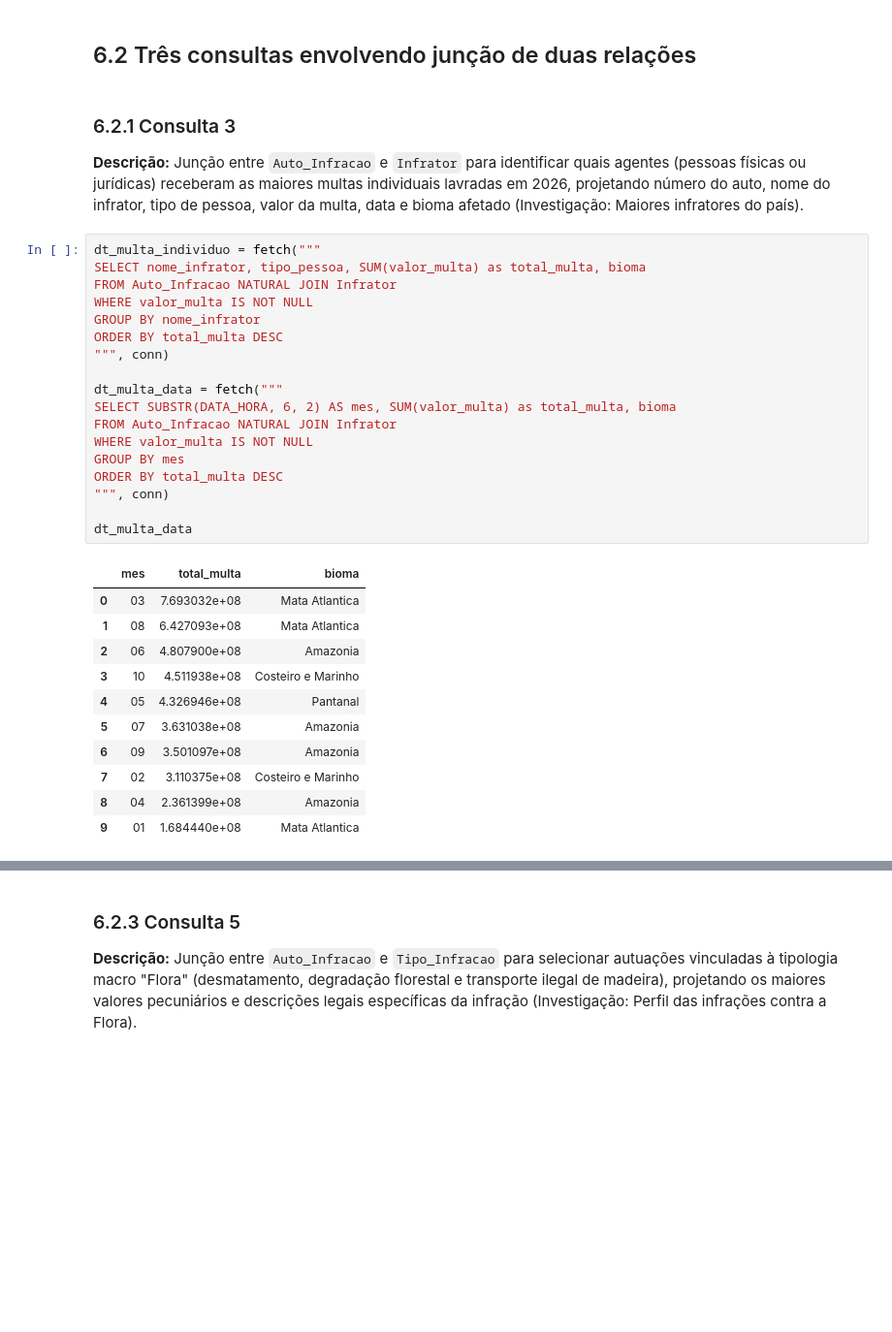
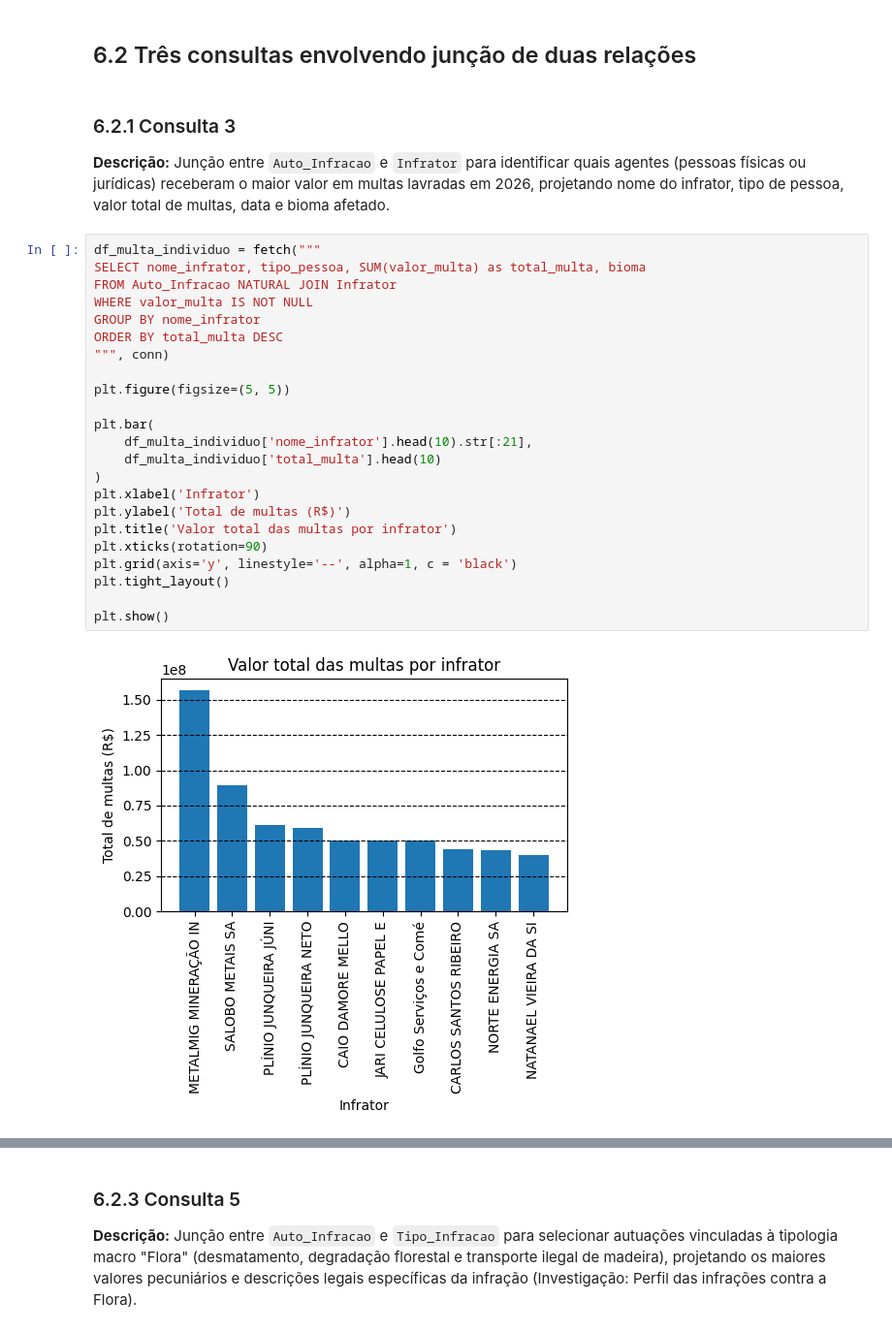
Before and after one commit to Ykosfeld/TP2-IBD, a Jupyter notebook: tp2.ipynb, the cells around one changed output, grey strips where cells are left out. Shown at 97% size. Cells and saved outputs as stored; diff of their text form; blank space fills up the shorter version.

```diff
--- a/tp2.ipynb
+++ b/tp2.ipynb
@@ -479,34 +479,29 @@ fetch(query2, conn)
 ## 6.2 Três consultas envolvendo junção de duas relações
 # %% [markdown]
 ### 6.2.1 Consulta 3
-**Descrição:** Junção entre `Auto_Infracao` e `Infrator` para identificar quais agentes (pessoas físicas ou jurídicas) receberam as maiores multas individuais lavradas em 2026, projetando número do auto, nome do infrator, tipo de pessoa, valor da multa, data e bioma afetado (Investigação: Maiores infratores do país).
+**Descrição:** Junção entre `Auto_Infracao` e `Infrator` para identificar quais agentes (pessoas físicas ou jurídicas) receberam o maior valor em multas lavradas em 2026, projetando nome do infrator, tipo de pessoa, valor total de multas, data e bioma afetado.
 # %%
-dt_multa_individuo = fetch("""
+df_multa_individuo = fetch("""
 SELECT nome_infrator, tipo_pessoa, SUM(valor_multa) as total_multa, bioma
 FROM Auto_Infracao NATURAL JOIN Infrator
 WHERE valor_multa IS NOT NULL
 GROUP BY nome_infrator
 ORDER BY total_multa DESC
 """, conn)
 
-dt_multa_data = fetch("""
-SELECT SUBSTR(DATA_HORA, 6, 2) AS mes, SUM(valor_multa) as total_multa, bioma
-FROM Auto_Infracao NATURAL JOIN Infrator
-WHERE valor_multa IS NOT NULL
-GROUP BY mes
-ORDER BY total_multa DESC
-""", conn)
+plt.figure(figsize=(5, 5))
 
-dt_multa_data
+plt.bar(
+    df_multa_individuo['nome_infrator'].head(10).str[:21],
+    df_multa_individuo['total_multa'].head(10)
+)
+plt.xlabel('Infrator')
+plt.ylabel('Total de multas (R$)')
+plt.title('Valor total das multas por infrator')
+plt.xticks(rotation=90)
+plt.grid(axis='y', linestyle='--', alpha=1, c = 'black')
+plt.tight_layout()
+
+plt.show()
 # %% [output]
-|  | mes | total_multa | bioma |
-| 0 | 03 | 7.693032e+08 | Mata Atlantica |
-| 1 | 08 | 6.427093e+08 | Mata Atlantica |
-| 2 | 06 | 4.807900e+08 | Amazonia |
-| 3 | 10 | 4.511938e+08 | Costeiro e Marinho |
-| 4 | 05 | 4.326946e+08 | Pantanal |
-| 5 | 07 | 3.631038e+08 | Amazonia |
-| 6 | 09 | 3.501097e+08 | Amazonia |
-| 7 | 02 | 3.110375e+08 | Costeiro e Marinho |
-| 8 | 04 | 2.361399e+08 | Amazonia |
-| 9 | 01 | 1.684440e+08 | Mata Atlantica |
+[figure, added]
```
Also changed, not shown: parts of 15 cells of this notebook, 3 other files.
